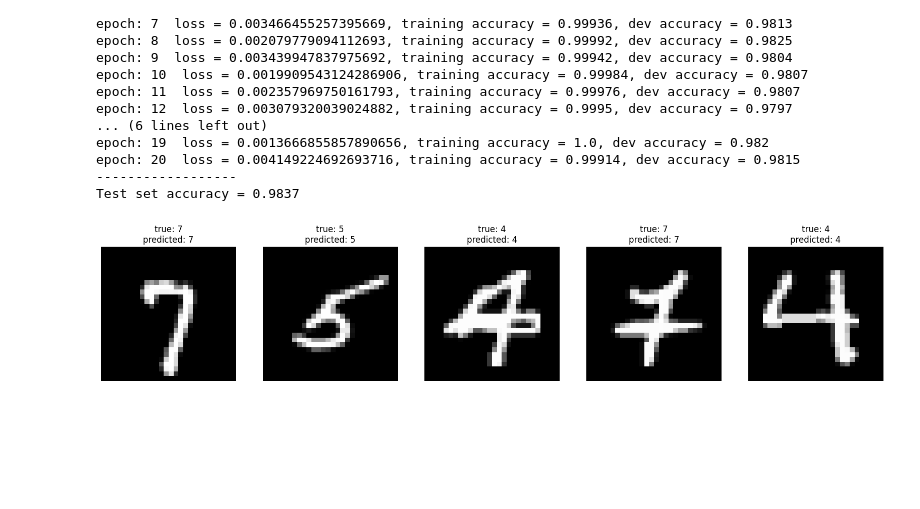
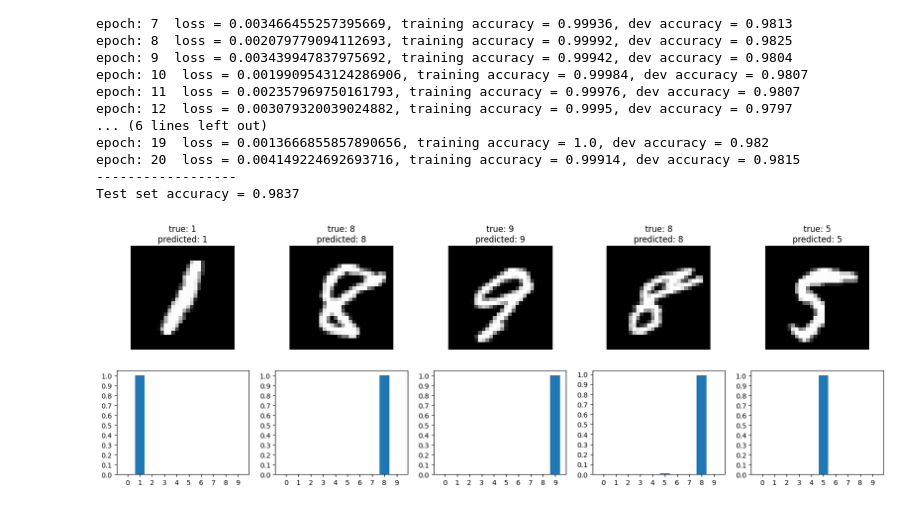
Before and after one commit to Ephab/Multilayer-Perceptron-in-PyTorch, a Jupyter notebook: PyTorch_MLP.ipynb, the cells around one changed output. Drawn from its saved outputs; the diff is of its cells as text; code cells hidden in the pictures; blank space fills up the shorter version.

Commit message:
Added the probability distribution for every prediction in the visualization function.

```diff
--- a/PyTorch_MLP.ipynb
+++ b/PyTorch_MLP.ipynb
@@ -116,31 +114,42 @@ Test set accuracy = 0.9837
 # %%
 import matplotlib.pyplot as plt
 import numpy as np
 
 def visualize_mnist(model, loader, num_images = 5):
     random_choices = np.random.randint(1, 10000, size=num_images)
 
     images_list = []
     labels_list = []
     predictions_list = []
+    probability_distributions_list = []
 
-    for choice in random_choices:
-        X, y = loader.dataset[choice]
-        X = X.reshape(-1, 784).to('cuda:0')
+    model.eval()
+    with torch.no_grad():
+        for choice in random_choices:
+            X, y = loader.dataset[choice]
+            X = X.reshape(-1, 784).to('cuda:0')
 
-        _, pred = torch.max(net(X), 1)
-        predictions_list.append(pred.item())
+            logits = model(X)
 
-        images_list.append(X.cpu())
-        labels_list.append(y)
+            _, pred = torch.max(logits, 1)
+            predictions_list.append(pred.item())
 
-    fig, axes = plt.subplots(1, num_images, figsize=(20, 6))
+            probability_distributions_list.append(torch.softmax(logits, 1))
+
+            images_list.append(X.cpu())
+            labels_list.append(y)
+
+    fig, axes = plt.subplots(2, num_images, figsize=(20, 6))
     for i in range(num_images):
-        axes[i].imshow(images_list[i].reshape(28,28), cmap='gray')
-        axes[i].axis('off')
-        axes[i].set_title(f'true: {labels_list[i]}\npredicted: {predictions_list[i]}')
+        axes[0, i].imshow(images_list[i].reshape(28,28), cmap='gray')
+        axes[0, i].axis('off')
+        axes[0, i].set_title(f'true: {labels_list[i]}\npredicted: {predictions_list[i]}')
+        axes[1, i].bar(x=np.arange(10), height=probability_distributions_list[i].cpu().numpy().squeeze())
+        axes[1, i].set_xticks(np.arange(10))
+        axes[1, i].set_yticks(np.linspace(0.0, 1, 11))
 
+    model.train()
     plt.show()
 visualize_mnist(net, testing_loader)
 # %% [output]
-[figure, old version]
+[figure, new version]
```
Also changed, not shown: parts of 1 cell of this notebook.
